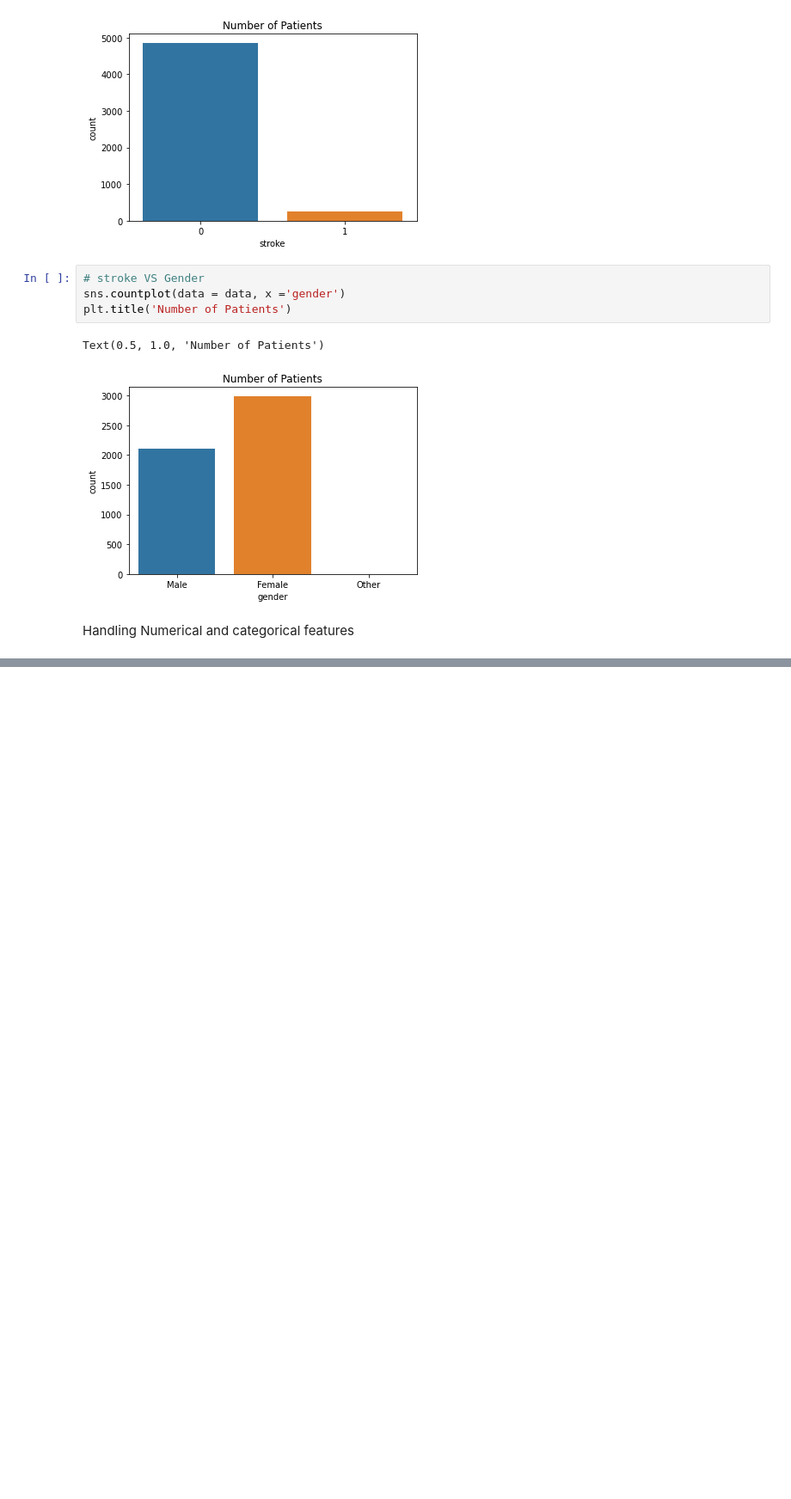
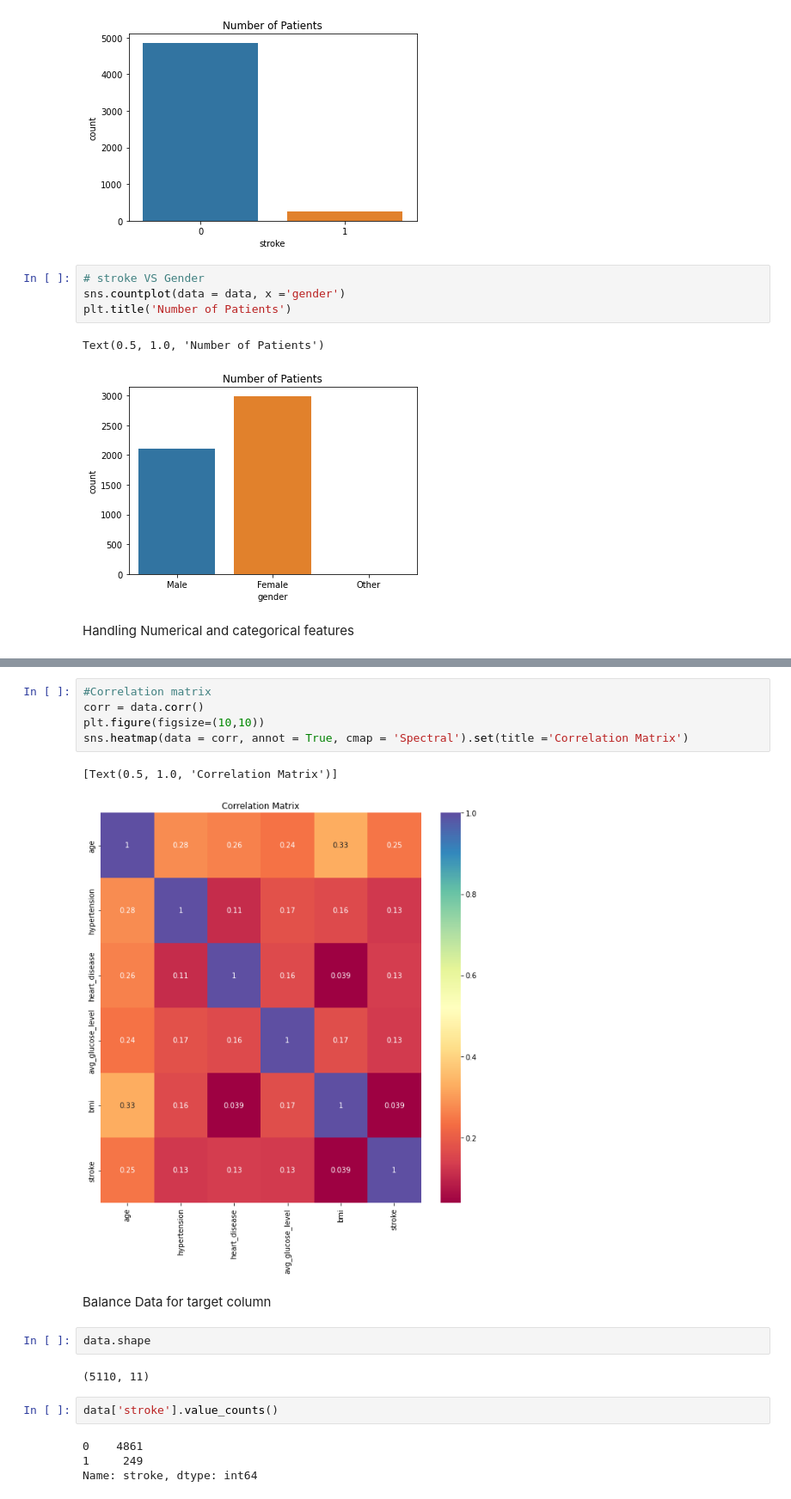
Before and after one commit to Meghana0804/Stroke-Prediction, a Jupyter notebook: Stroke_prediction.ipynb, the cells around one changed output, grey strips where cells are left out. Shown: that part at 86% size. Cells and saved outputs as stored; diff of their text form; blank space fills up the shorter version.

```diff
--- a/Stroke_prediction.ipynb
+++ b/Stroke_prediction.ipynb
@@ -188,0 +223,20 @@ Handling Numerical and categorical features
+# %%
+#Correlation matrix
+corr = data.corr()
+plt.figure(figsize=(10,10))
+sns.heatmap(data = corr, annot = True, cmap = 'Spectral').set(title ='Correlation Matrix')
+# %% [output]
+[Text(0.5, 1.0, 'Correlation Matrix')]
+[figure, added]
+# %% [markdown]
+Balance Data for target column
+# %%
+data.shape
+# %% [output]
+(5110, 11)
+# %%
+data['stroke'].value_counts()
+# %% [output]
+0    4861
+1     249
+Name: stroke, dtype: int64
```
Also changed, not shown: parts of 22 cells of this notebook.
